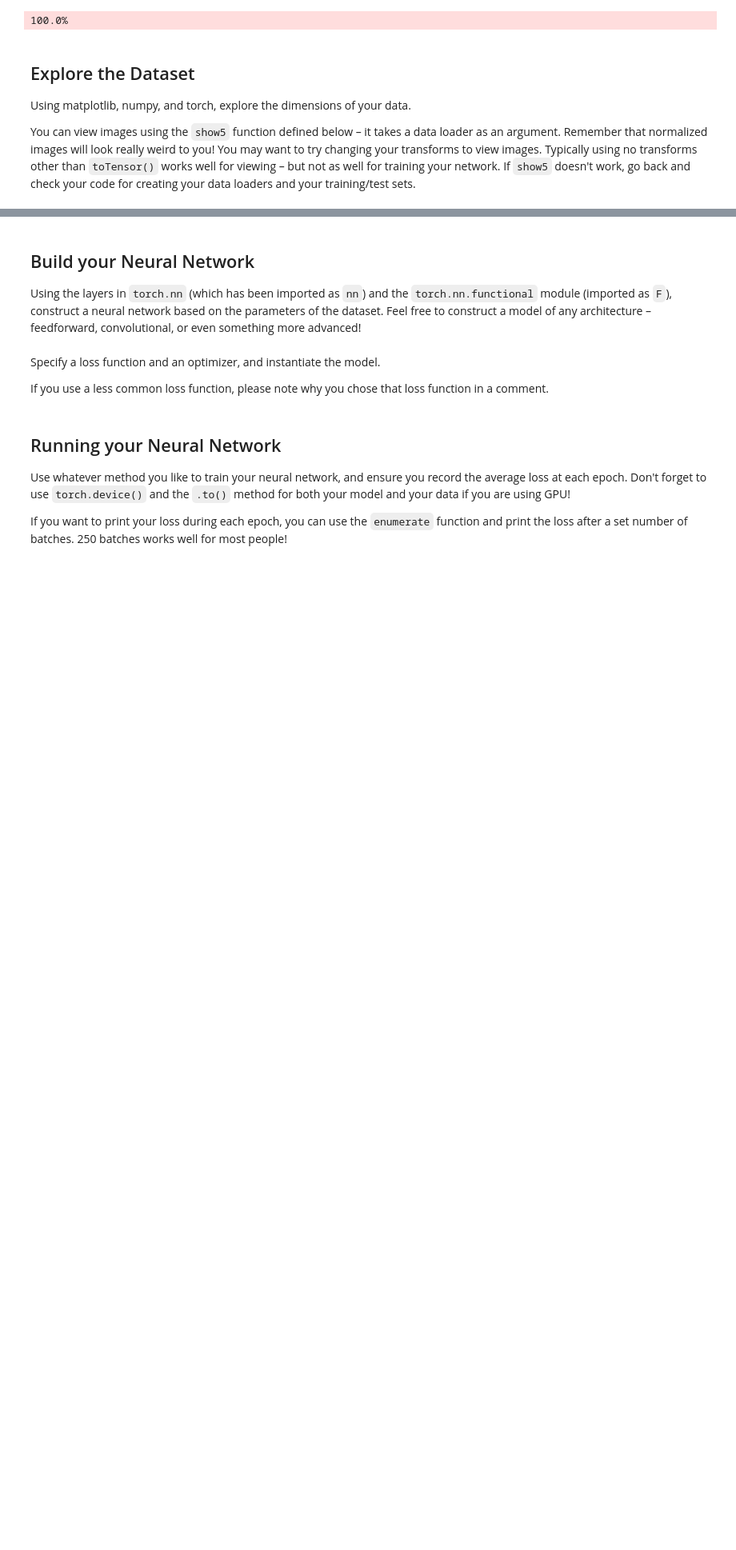
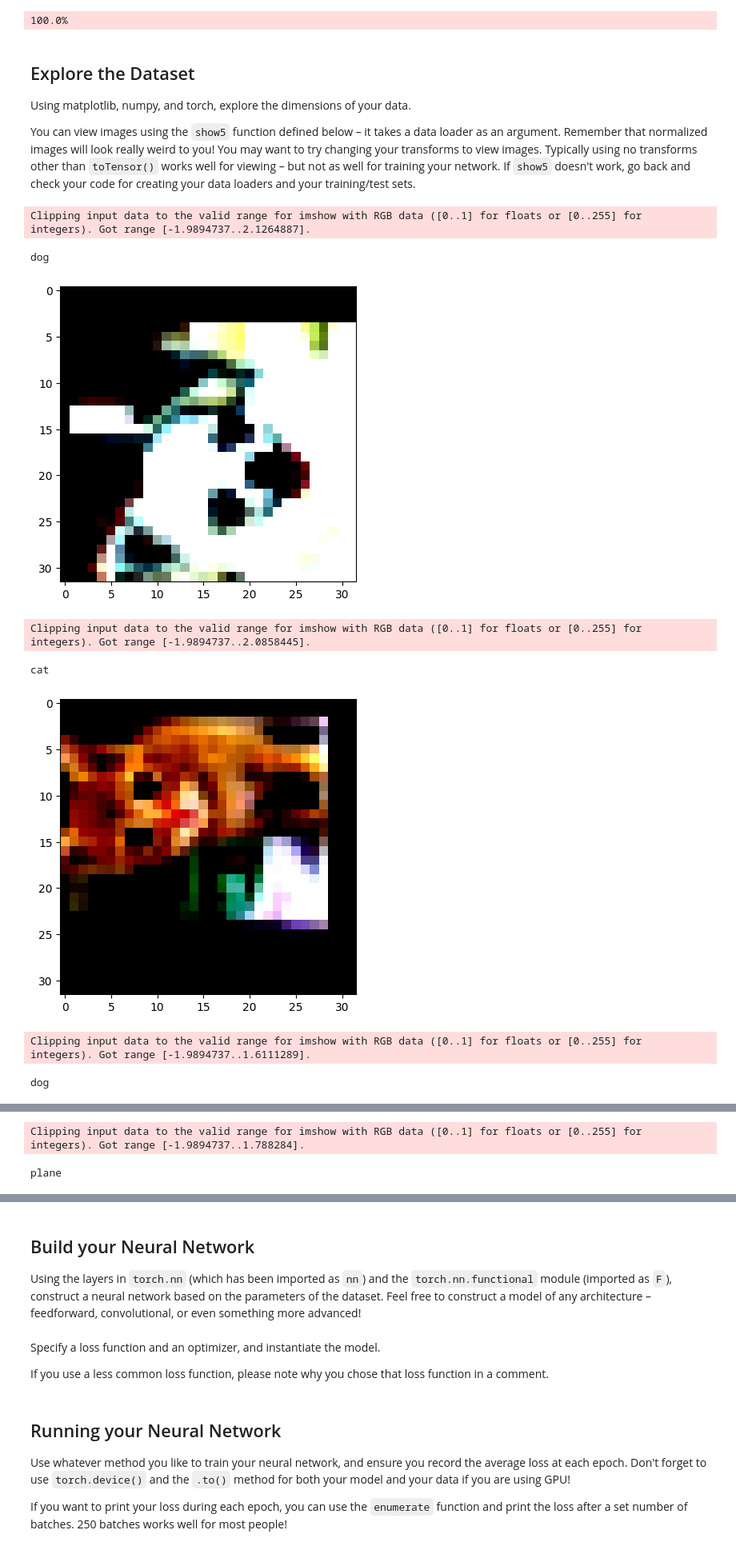
Before and after one commit to raymarke/create-own-classifier-project, a Jupyter notebook: CIFAR-10_Image_Classifier-STARTER.ipynb, the cells around one changed output, grey strips where cells are left out. Shown: that part at 80% size. Saved outputs shown, nothing was run; the diff lists cells and outputs as text; code cells hidden in the pictures; blank space fills up the shorter version.

```diff
--- a/CIFAR-10_Image_Classifier-STARTER.ipynb
+++ b/CIFAR-10_Image_Classifier-STARTER.ipynb
@@ -109,4 +109,14 @@ def show5(img_loader):
         plt.show()
 # %%
 # Explore data
-## YOUR CODE HERE ##
+show5(trainloader)
+# show5(testloader)
+# %% [output]
+Clipping input data to the valid range for imshow with RGB data ([0..1] for floats or [0..255] for integers). Got range [-1.9894737..2.1264887].
+dog
+[figure, added]
+Clipping input data to the valid range for imshow with RGB data ([0..1] for floats or [0..255] for integers). Got range [-1.9894737..2.0858445].
+cat
+[figure, added]
+Clipping input data to the valid range for imshow with RGB data ([0..1] for floats or [0..255] for integers). Got range [-1.9894737..1.6111289].
+dog
@@ -112,0 +124,2 @@ def show5(img_loader):
+Clipping input data to the valid range for imshow with RGB data ([0..1] for floats or [0..255] for integers). Got range [-1.9894737..1.788284].
+plane
```
Also changed, not shown: parts of 15 cells of this notebook.
